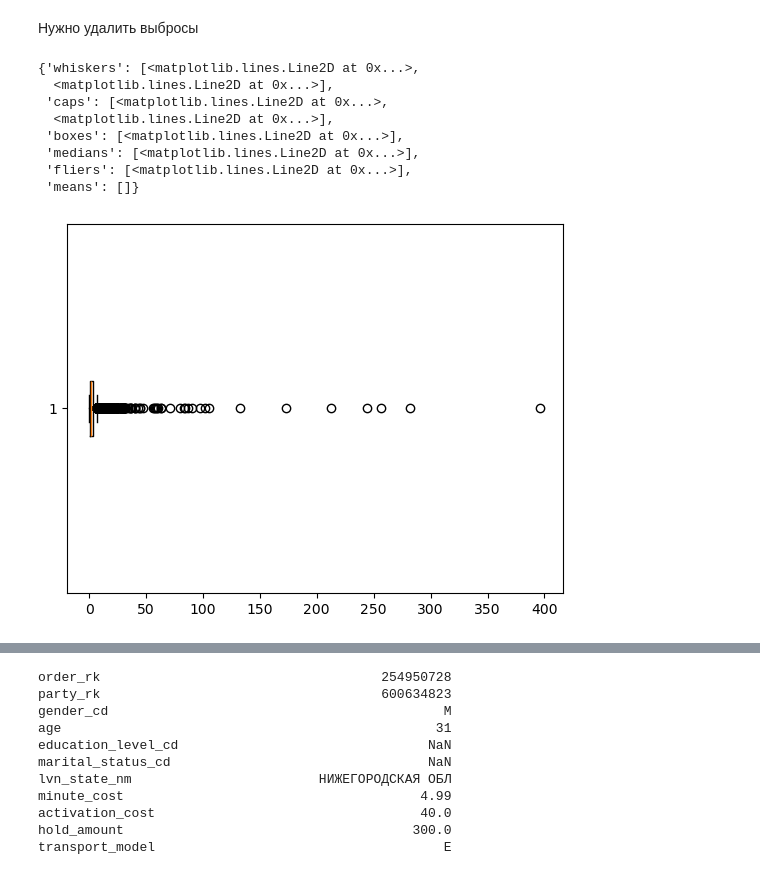
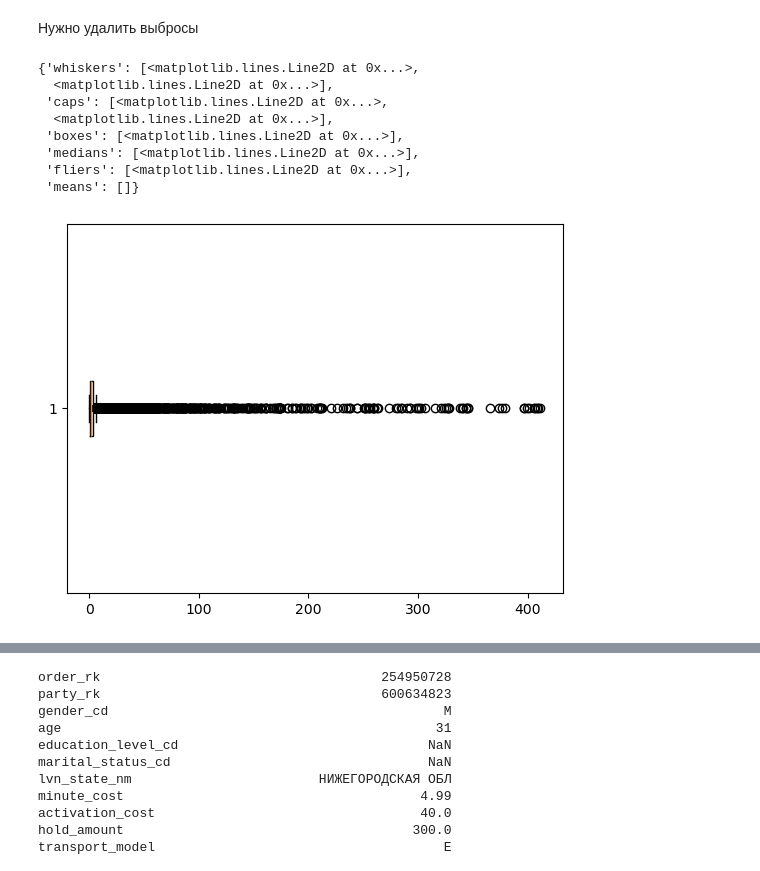
Before and after one commit to tamplier6/scooter-sharing-analysis, a Jupyter notebook: notebooks/data_cleaning.ipynb, the cells around one changed output, grey strips where cells are left out. Drawn from its saved outputs; the diff is of its cells as text; code cells hidden in the pictures.

Commit message:
Fix data cleaning

```diff
--- a/notebooks/data_cleaning.ipynb
+++ b/notebooks/data_cleaning.ipynb
@@ -114,25 +114,26 @@ plt.boxplot(df['distance_km'], vert=False)
 # %%
 
 def remove_outliers_3sigma(df, column_name): # Удаляет выбросы за пределами 3 стандартных отклонений
     mean = df[column_name].mean()
     std = df[column_name].std()
     lowerr = mean - 3 * std
     upperr = mean + 3 * std
+    if (lowerr > 0):
+        lowerr = 0
     return df[(df[column_name] >= lowerr) & (df[column_name] <= upperr)]
 
 df_clean = remove_outliers_3sigma(df, 'distance_km')
-df_clean = remove_outliers_3sigma(df, 'loyalty_accrual_bns_amt')
 plt.boxplot(df_clean['distance_km'], vert=False)
 # %% [output]
 {'whiskers': [<matplotlib.lines.Line2D at 0x...>,
   <matplotlib.lines.Line2D at 0x...>],
  'caps': [<matplotlib.lines.Line2D at 0x...>,
   <matplotlib.lines.Line2D at 0x...>],
  'boxes': [<matplotlib.lines.Line2D at 0x...>],
  'medians': [<matplotlib.lines.Line2D at 0x...>],
  'fliers': [<matplotlib.lines.Line2D at 0x...>],
  'means': []}
-[figure, old version]
+[figure, new version]
 # %%
 df_clean.describe()
 # %% [output]
```
Also changed, not shown: parts of 6 cells of this notebook, 1 other file.
